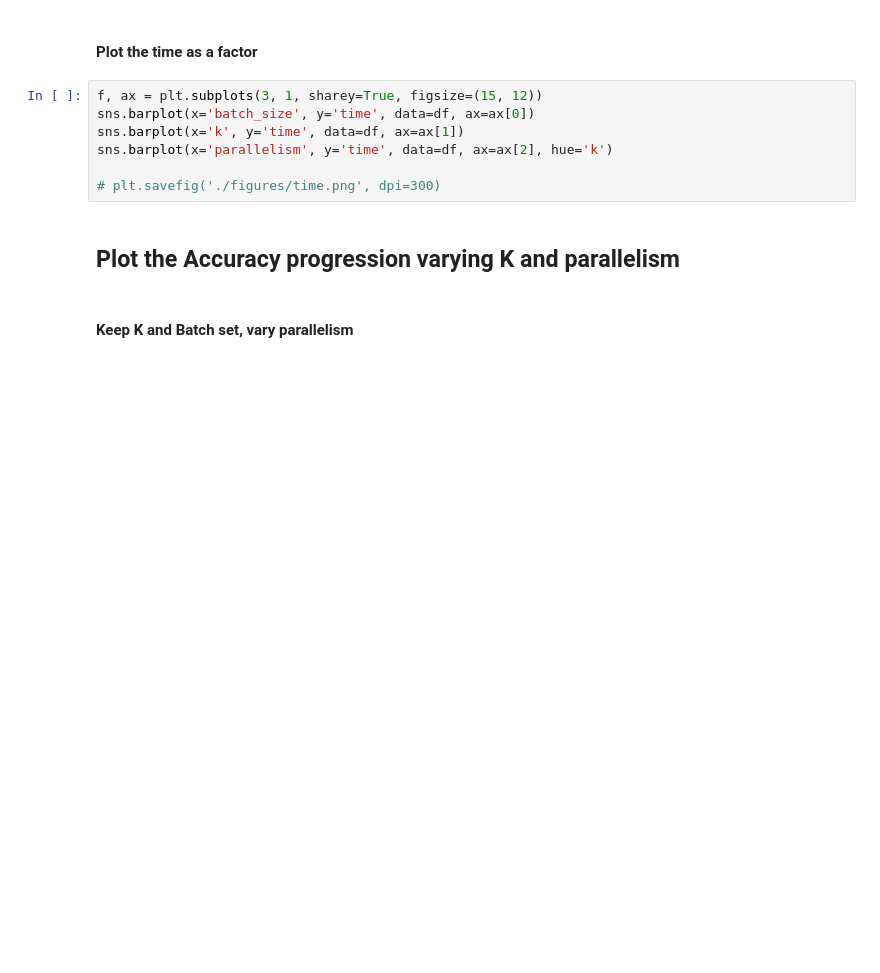
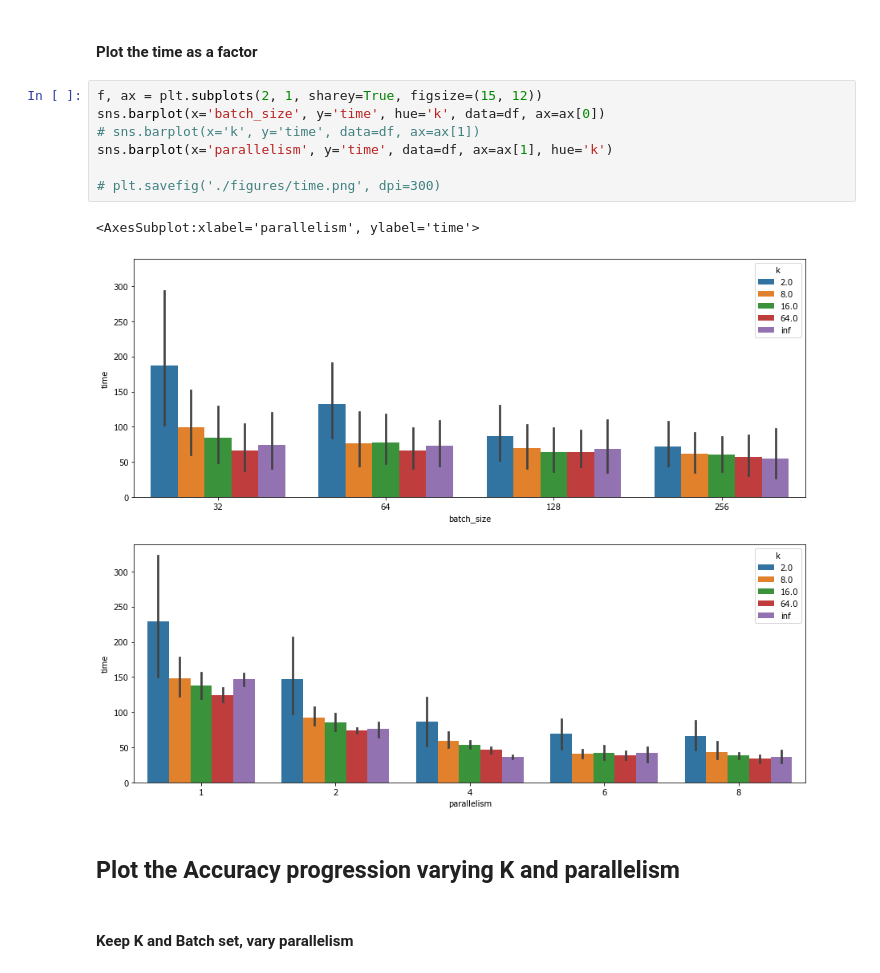
Before and after one commit to DiegoStock12/kubeml, a Jupyter notebook: ml/experiments/insights.ipynb, the cells around one changed output. Drawn from its saved outputs; the diff is of its cells as text; blank space fills up the shorter version.

```diff
--- a/ml/experiments/insights.ipynb
+++ b/ml/experiments/insights.ipynb
@@ -97,12 +137,15 @@ plt.savefig('./figures/accuracy.png', dpi=300)
 # %% [markdown]
 #### Plot the time as a factor
 # %%
-f, ax = plt.subplots(3, 1, sharey=True, figsize=(15, 12))
-sns.barplot(x='batch_size', y='time', data=df, ax=ax[0])
-sns.barplot(x='k', y='time', data=df, ax=ax[1])
-sns.barplot(x='parallelism', y='time', data=df, ax=ax[2], hue='k')
+f, ax = plt.subplots(2, 1, sharey=True, figsize=(15, 12))
+sns.barplot(x='batch_size', y='time', hue='k', data=df, ax=ax[0])
+# sns.barplot(x='k', y='time', data=df, ax=ax[1])
+sns.barplot(x='parallelism', y='time', data=df, ax=ax[1], hue='k')
 
 # plt.savefig('./figures/time.png', dpi=300)
+# %% [output]
+<AxesSubplot:xlabel='parallelism', ylabel='time'>
+[figure, added]
 # %% [markdown]
 ## Plot the Accuracy progression varying K and parallelism
 # %% [markdown]
```
Also changed, not shown: parts of 6 cells of this notebook, 8 other files.
